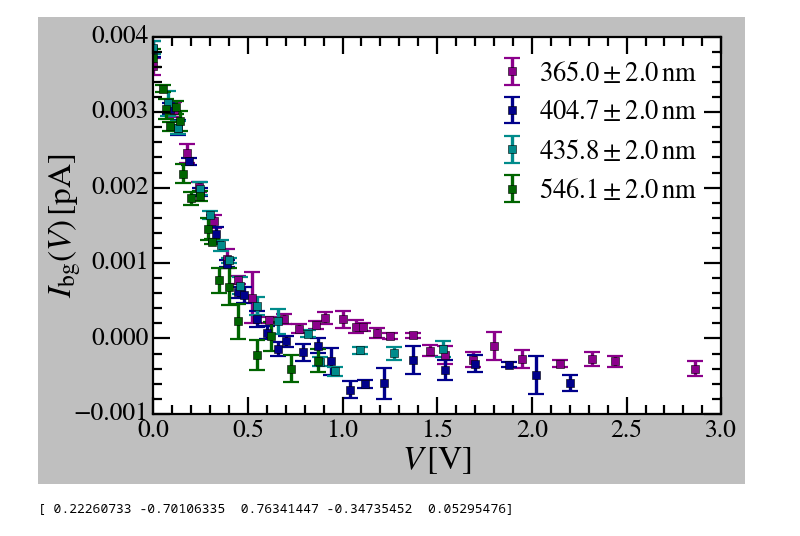
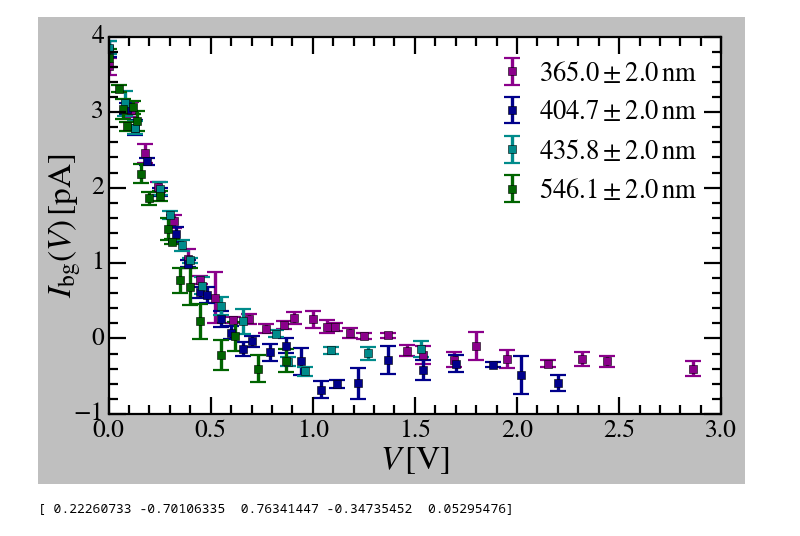
Before and after one commit to vinh-qtran/mit-jlab-sp25, a Jupyter notebook: photoelectric/analysis.ipynb, the cells around one changed output. Saved outputs shown, nothing was run; the diff lists cells and outputs as text; code cells hidden in the pictures.

Commit message:
Add photoelectric report

```diff
--- a/photoelectric/analysis.ipynb
+++ b/photoelectric/analysis.ipynb
@@ -96,35 +98,35 @@ photoelectric_baseline = PhotoelectricBaseline('data/25-02-25/')
 # %%
 fig, ax = plt.subplots(figsize=(9,6))
 
 colors = {
     '365nm' : 'darkmagenta',
     '405nm' : 'darkblue',
     '436nm' : 'darkcyan',
     '546nm' : 'darkgreen',
 }
 
 labels = {
     '365nm' : r'$365.0 \pm 2.0 \, $nm',
     '405nm' : r'$404.7 \pm 2.0 \, $nm',
     '436nm' : r'$435.8 \pm 2.0 \, $nm',
     '546nm' : r'$546.1 \pm 2.0 \, $nm',
 }
 
 for wavelength in photoelectric_baseline.lambdas:
-    ax.errorbar(photoelectric_baseline.V[wavelength],photoelectric_baseline.I_mu[wavelength],yerr=photoelectric_baseline.I_sigma[wavelength],
+    ax.errorbar(photoelectric_baseline.V[wavelength],photoelectric_baseline.I_mu[wavelength]*1000,yerr=photoelectric_baseline.I_sigma[wavelength]*1000,
                 label=labels[wavelength],color=colors[wavelength],fmt=' s',markersize=7.5,elinewidth=3,capsize=7.5,capthick=2)
 
 ax.legend(loc='upper right', ncol=1, handletextpad=0.5, handlelength=1.0, columnspacing=0.5, fontsize=24)
 
 ax.set_xlabel(r'$V \, [{\rm{V}}]$')
 ax.set_ylabel(r'$I_{\rm{bg}} (V) \, [{\rm{pA}}]$',labelpad=-8)
 
 plt.tight_layout()
 plt.savefig('background.png')
 
 plt.show()
 # %% [output]
-[figure, old version]
+[figure, new version]
 # %%
 class BisegmentFitter(fitting.BaseFitter):
     def __init__(self,
```
Also changed, not shown: parts of 3 cells of this notebook, 18 other files.
